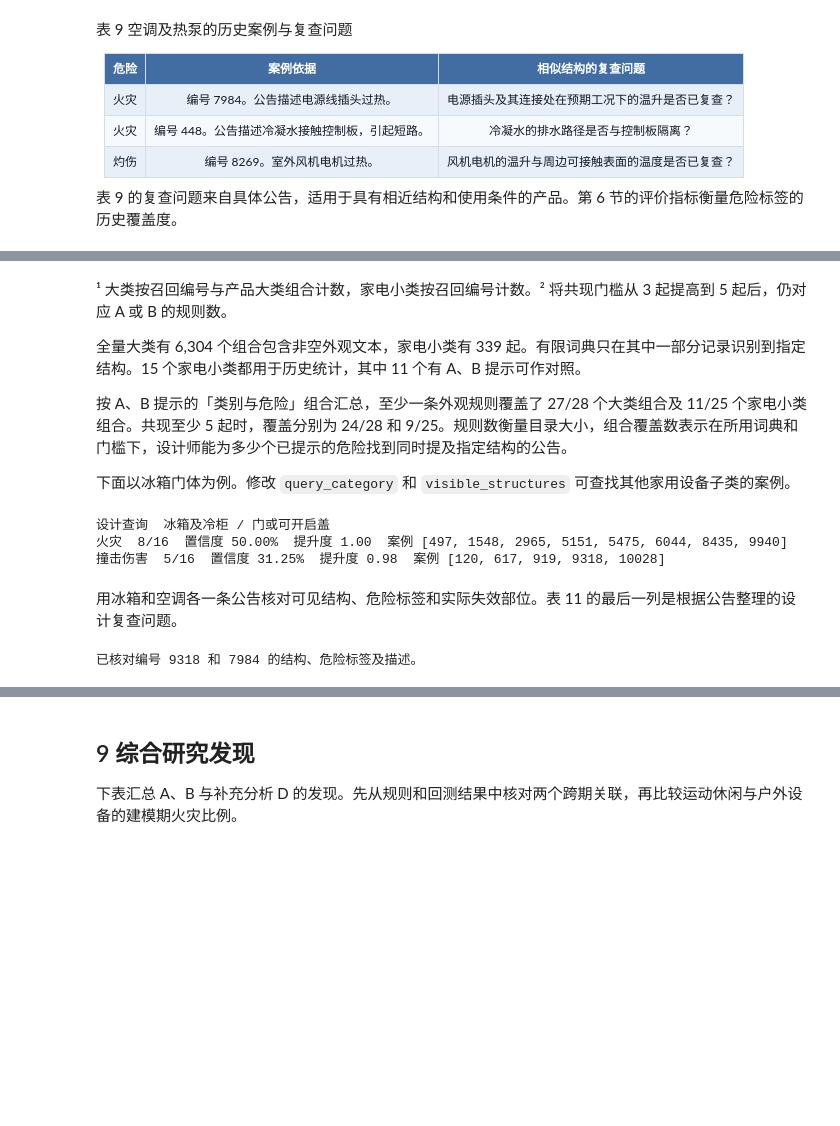
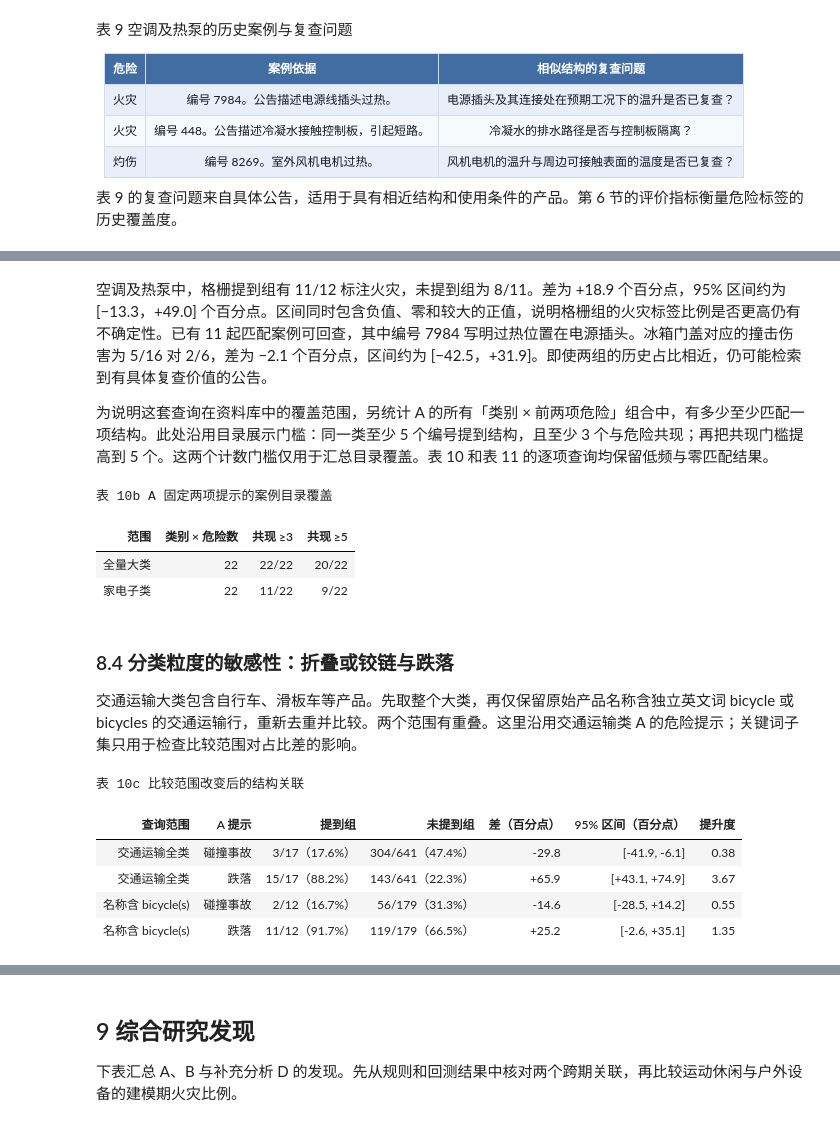
Before and after one commit to Wayne-git802/DM-project, a Jupyter notebook: 全量召回数据_实验AB中文报告.ipynb, the cells around one changed output, grey strips where cells are left out. Drawn from its saved outputs; the diff is of its cells as text; code cells hidden in the pictures; blank space fills up the shorter version.

```diff
--- a/全量召回数据_实验AB中文报告.ipynb
+++ b/全量召回数据_实验AB中文报告.ipynb
@@ -794,8 +927,7 @@ B 同簇 25%：与 A 的前两项危险集合不同的大类有 0/11 个。
 matched_a = {}
 for category, scores in rates.items():
     budget = len(predicted["B"][category])
-    ranked = sorted(scores, key=lambda hazard: (-scores[hazard], -prior[hazard], hazard))
-    matched_a[category] = ranked[:budget]
+    matched_a[category] = top_k(scores, prior, budget)
 
 matched_metrics = measure(late, matched_a, labels)
 b_metrics = evaluation["B"]
@@ -1344,39 +1506,45 @@ show_table('表 10  全期外观规则的覆盖与支持度检查', ['分析范
 # %% [markdown]
-¹ 大类按召回编号与产品大类组合计数，家电小类按召回编号计数。² 将共现门槛从 3 起提高到 5 起后，仍对应 A 或 B 的规则数。
+空调及热泵中，格栅提到组有 11/12 标注火灾，未提到组为 8/11。差为 +18.9 个百分点，95% 区间约为 [−13.3，+49.0] 个百分点。区间同时包含负值、零和较大的正值，说明格栅组的火灾标签比例是否更高仍有不确定性。已有 11 起匹配案例可回查，其中编号 7984 写明过热位置在电源插头。冰箱门盖对应的撞击伤害为 5/16 对 2/6，差为 −2.1 个百分点，区间约为 [−42.5，+31.9]。即使两组的历史占比相近，仍可能检索到有具体复查价值的公告。
 
-全量大类有 6,304 个组合包含非空外观文本，家电小类有 339 起。有限词典只在其中一部分记录识别到指定结构。15 个家电小类都用于历史统计，其中 11 个有 A、B 提示可作对照。
-
-按 A、B 提示的「类别与危险」组合汇总，至少一条外观规则覆盖了 27/28 个大类组合及 11/25 个家电小类组合。共现至少 5 起时，覆盖分别为 24/28 和 9/25。规则数衡量目录大小，组合覆盖数表示在所用词典和门槛下，设计师能为多少个已提示的危险找到同时提及指定结构的公告。
-
-下面以冰箱门体为例。修改 `query_category` 和 `visible_structures` 可查找其他家用设备子类的案例。
+为说明这套查询在资料库中的覆盖范围，另统计 A 的所有「类别 × 前两项危险」组合中，有多少至少匹配一项结构。此处沿用目录展示门槛：同一类至少 5 个编号提到结构，且至少 3 个与危险共现；再把共现门槛提高到 5 个。这两个计数门槛仅用于汇总目录覆盖。表 10 和表 11 的逐项查询均保留低频与零匹配结果。
 # %%
-query_category = "冰箱及冷柜"
-visible_structures = {"门或可开启盖"}
-rules_for_design = find_design_rules(d_results["small"], query_category, visible_structures)
-print(f"\n设计查询  {query_category} / {'、'.join(sorted(visible_structures))}")
-if not rules_for_design:
-    print("当前外观结构缺少对应案例，使用 A/B 已给出的危险提示。")
-for row in rules_for_design:
-    print(f"{HAZARD_NAMES[row['hazard']]}  {row['n_joint']}/{row['n_with_structure']}  "
-          f"置信度 {row['confidence']:.2%}  提升度 {row['lift']:.2f}  案例 {row['recall_ids']}")
+coverage_rows = []
+for scope_name, scope_categories in (("全量大类", list(alerts_a)),
+                                      ("家电子类", list(home_metrics["predictions"]["A"]))):
+    covered = Counter()
+    total = sum(len(a_hazards[t]) for t in scope_categories)
+    for category in scope_categories:
+        for hazard in a_hazards[category]:
+            comparisons = [contrast(visual_cases[category], f, hazard) for f in STRUCTURES]
+            for minimum in (3, 5):
+                covered[minimum] += any(r["n"] >= 5 and r["x"] >= minimum for r in comparisons)
+    coverage_rows.append((scope_name, total, f"{covered[3]}/{total}", f"{covered[5]}/{total}"))
+show_table("表 10b  A 固定两项提示的案例目录覆盖", ["范围", "类别 × 危险数", "共现 ≥3", "共现 ≥5"], coverage_rows)
 # %% [output]
-设计查询  冰箱及冷柜 / 门或可开启盖
-火灾  8/16  置信度 50.00%  提升度 1.00  案例 [497, 1548, 2965, 5151, 5475, 6044, 8435, 9940]
-撞击伤害  5/16  置信度 31.25%  提升度 0.98  案例 [120, 617, 919, 9318, 10028]
+表 10b A 固定两项提示的案例目录覆盖
+| 范围 | 类别 × 危险数 | 共现 ≥3 | 共现 ≥5 |
+| 全量大类 | 22 | 22/22 | 20/22 |
+| 家电子类 | 22 | 11/22 | 9/22 |
 # %% [markdown]
-用冰箱和空调各一条公告核对可见结构、危险标签和实际失效部位。表 11 的最后一列是根据公告整理的设计复查问题。
+### 8.4 分类粒度的敏感性：折叠或铰链与跌落
+
+交通运输大类包含自行车、滑板车等产品。先取整个大类，再仅保留原始产品名称含独立英文词 bicycle 或 bicycles 的交通运输行，重新去重并比较。两个范围有重叠。这里沿用交通运输类 A 的危险提示；关键词子集只用于检查比较范围对占比差的影响。
 # %%
-case_examples = (("冰箱及冷柜", "门或可开启盖", "IMPACT", 9318, r"door hinge"),
-                 ("空调及热泵", "通风孔或格栅", "FIRE", 7984, r"power cord plug"))
-for category, feature, hazard, recall_id, mechanism in case_examples:
-    rule = next(r for r in find_design_rules(d_results["small"], category, {feature}) if r["hazard"] == hazard)
-    assert recall_id in rule["recall_ids"]
-    evidence = [r for r in raw if r["recall_number"] == recall_id and hazard in r["hazard_classification"]
-                and feature in visible_structure(r.get("visual_product_description") or "")
-                and matches(TYPES, r["product_name"])[:1] == [category]
-                and re.search(mechanism, r["recall_description"], re.I)]
-    assert evidence
-print("已核对编号 9318 和 7984 的结构、危险标签及描述。")
+bicycle_rows = [r for r in raw if "TRANSPORTATION" in r["product_classification"]
+                and re.search(r"\bbicycles?\b", r["product_name"], re.I)]
+bicycle_cases = index_visual_cases(bicycle_rows)["TRANSPORTATION"]
+folding = "折叠或铰链"
+transport = visual_cases["TRANSPORTATION"]
+sensitivity_rows = []
+for label, subset in (("交通运输全类", transport), ("名称含 bicycle(s)", bicycle_cases)):
+    for hazard in a_hazards["TRANSPORTATION"]:
+        sensitivity_rows.append(comparison_row(label, contrast(subset, folding, hazard)))
+show_table("表 10c  比较范围改变后的结构关联", comparison_columns, sensitivity_rows)
 # %% [output]
-已核对编号 9318 和 7984 的结构、危险标签及描述。
+表 10c 比较范围改变后的结构关联
+| 查询范围 | A 提示 | 提到组 | 未提到组 | 差（百分点） | 95% 区间（百分点） | 提升度 |
+| 交通运输全类 | 碰撞事故 | 3/17（17.6%） | 304/641（47.4%） | -29.8 | [-41.9, -6.1] | 0.38 |
+| 交通运输全类 | 跌落 | 15/17（88.2%） | 143/641（22.3%） | +65.9 | [+43.1, +74.9] | 3.67 |
+| 名称含 bicycle(s) | 碰撞事故 | 2/12（16.7%） | 56/179（31.3%） | -14.6 | [-28.5, +14.2] | 0.55 |
+| 名称含 bicycle(s) | 跌落 | 11/12（91.7%） | 119/179（66.5%） | +25.2 | [-2.6, +35.1] | 1.35 |
 # %% [markdown]
```
Also changed, not shown: parts of 54 cells of this notebook.
